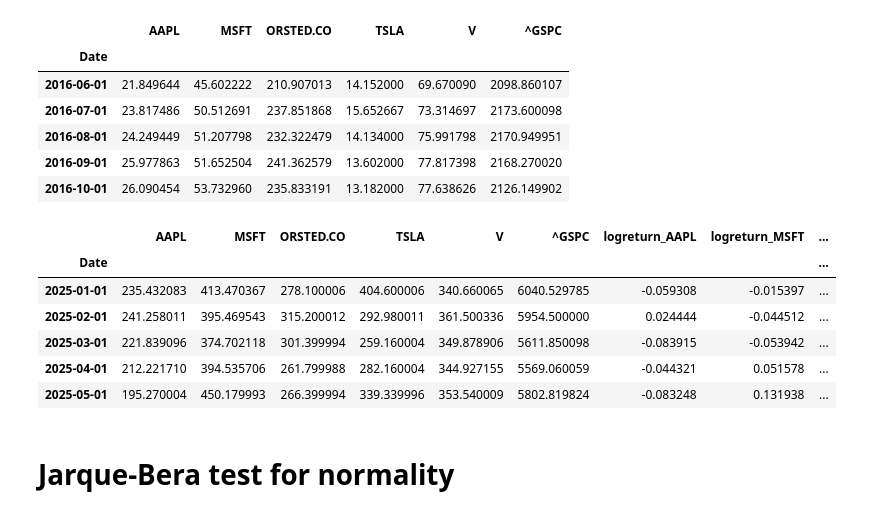
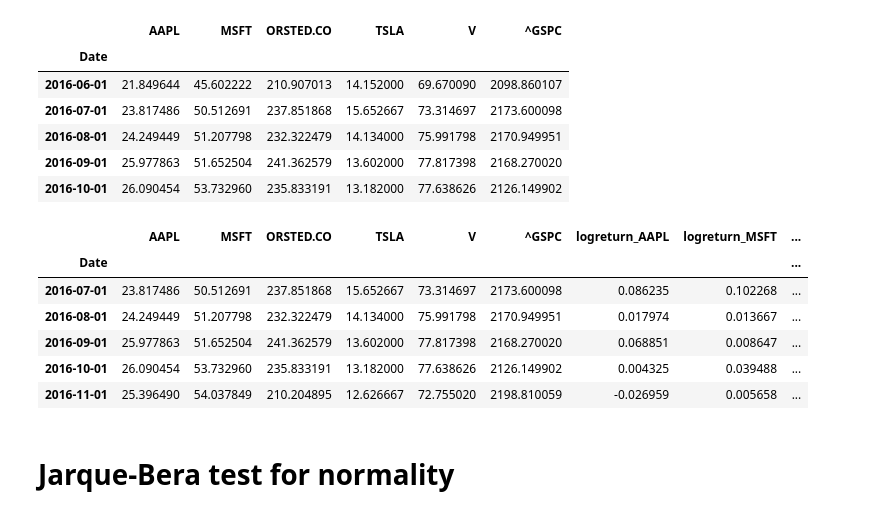
Before and after one commit to DennisSackmann/ProblemSet-1, a Jupyter notebook: main.ipynb, the cells around one changed output. Saved outputs shown, nothing was run; the diff lists cells and outputs as text; code cells hidden in the pictures.

```diff
--- a/main.ipynb
+++ b/main.ipynb
@@ -28,24 +28,26 @@ data.head()
 | 2016-09-01 | 25.977863 | 51.652504 | 241.362579 | 13.602000 | 77.817398 | 2168.270020 |
 | 2016-10-01 | 26.090454 | 53.732960 | 235.833191 | 13.182000 | 77.638626 | 2126.149902 |
 # %%
-#get log-return
+# get log-return
 
 ticker = ['AAPL', 'MSFT', 'TSLA', 'ORSTED.CO', 'V']
 
 for i in range(len(ticker)):
     data.loc[:, "logreturn_" + ticker[i]] = np.log(data[ticker[i]]) - np.log(data[ticker[i]].shift())
-
-data = data.dropna()
-
-data.tail()
-# %% [output]
-|  | AAPL | MSFT | ORSTED.CO | TSLA | V | ^GSPC | logreturn_AAPL | logreturn_MSFT | ... |
-| Date |  |  |  |  |  |  |  |  | ... |
-| 2025-01-01 | 235.432083 | 413.470367 | 278.100006 | 404.600006 | 340.660065 | 6040.529785 | -0.059308 | -0.015397 | ... |
-| 2025-02-01 | 241.258011 | 395.469543 | 315.200012 | 292.980011 | 361.500336 | 5954.500000 | 0.024444 | -0.044512 | ... |
-| 2025-03-01 | 221.839096 | 374.702118 | 301.399994 | 259.160004 | 349.878906 | 5611.850098 | -0.083915 | -0.053942 | ... |
-| 2025-04-01 | 212.221710 | 394.535706 | 261.799988 | 282.160004 | 344.927155 | 5569.060059 | -0.044321 | 0.051578 | ... |
-| 2025-05-01 | 195.270004 | 450.179993 | 266.399994 | 339.339996 | 353.540009 | 5802.819824 | -0.083248 | 0.131938 | ... |
+# %%
+# drop nan
+
+data = data.dropna()
+
+data.head()
+# %% [output]
+|  | AAPL | MSFT | ORSTED.CO | TSLA | V | ^GSPC | logreturn_AAPL | logreturn_MSFT | ... |
+| Date |  |  |  |  |  |  |  |  | ... |
+| 2016-07-01 | 23.817486 | 50.512691 | 237.851868 | 15.652667 | 73.314697 | 2173.600098 | 0.086235 | 0.102268 | ... |
+| 2016-08-01 | 24.249449 | 51.207798 | 232.322479 | 14.134000 | 75.991798 | 2170.949951 | 0.017974 | 0.013667 | ... |
+| 2016-09-01 | 25.977863 | 51.652504 | 241.362579 | 13.602000 | 77.817398 | 2168.270020 | 0.068851 | 0.008647 | ... |
+| 2016-10-01 | 26.090454 | 53.732960 | 235.833191 | 13.182000 | 77.638626 | 2126.149902 | 0.004325 | 0.039488 | ... |
+| 2016-11-01 | 25.396490 | 54.037849 | 210.204895 | 12.626667 | 72.755020 | 2198.810059 | -0.026959 | 0.005658 | ... |
 # %% [markdown]
 # Jarque-Bera test for normality
 # %%
```
Also changed, not shown: parts of 17 cells of this notebook.
